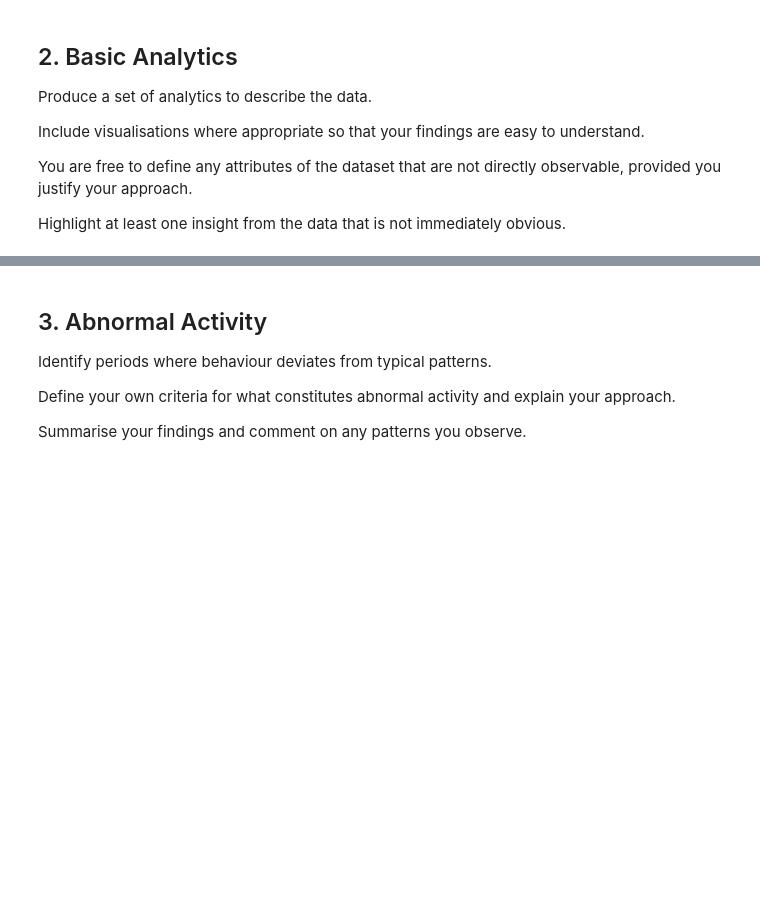
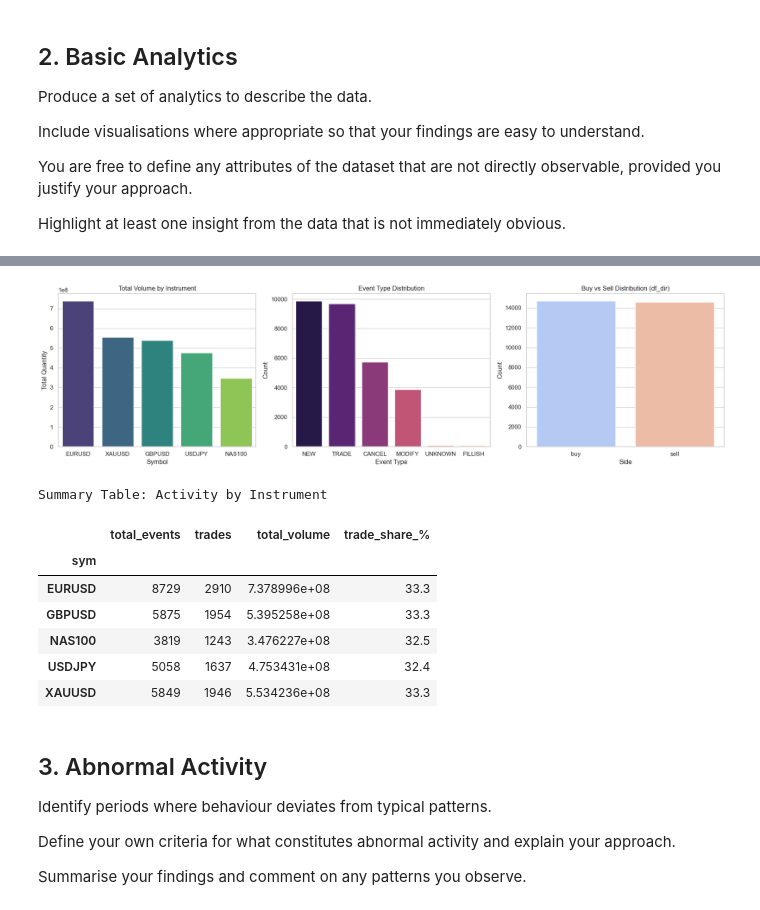
Before and after one commit to Anaswar-ash/Test, a Jupyter notebook: liquidity_and_e-trading_analyst_test_a.ipynb, the cells around one changed output, grey strips where cells are left out. Cells and saved outputs as stored; diff of their text form; code cells hidden in the pictures; blank space fills up the shorter version.

```diff
--- a/liquidity_and_e-trading_analyst_test_a.ipynb
+++ b/liquidity_and_e-trading_analyst_test_a.ipynb
@@ -360,3 +417,74 @@ Highlight at least one insight from the data that is not immediately obvious.
+# %%
+# 2.2 MARKET ACTIVITY: Volume & Event Distribution
+
+sns.set_theme(style="whitegrid")
+
+# --- Volume by Symbol ---
+volume_by_sym = (
+    df_clean.groupby("sym")["quantity"]
+    .sum()
+    .sort_values(ascending=False)
+)
+
+# --- Event Type Distribution ---
+event_counts = df_clean["event_type"].value_counts()
+
+# --- Side Distribution (df_dir only) ---
+side_counts = df_dir["side"].value_counts()
+
+# --- Summary Table ---
+sym_stats = (
+    df_clean.groupby("sym")
+    .agg(
+        total_events=("sym", "size"),
+        trades=("event_type", lambda x: (x == "TRADE").sum()),
+        total_volume=("quantity", "sum"),
+    )
+)
+sym_stats["trade_share_%"] = (
+    sym_stats["trades"] / sym_stats["total_events"] * 100
+).round(1)
+
+# --- Plots ---
+fig, axes = plt.subplots(1, 3, figsize=(18, 5))
+
+sns.barplot(x=volume_by_sym.index, y=volume_by_sym.values,
+            hue=volume_by_sym.index, legend=False,
+            ax=axes[0], palette="viridis")
+axes[0].set_title("Total Volume by Instrument")
+axes[0].set_ylabel("Total Quantity")
+axes[0].set_xlabel("Symbol")
+
+sns.barplot(x=event_counts.index, y=event_counts.values,
+            hue=event_counts.index, legend=False,
+            ax=axes[1], palette="magma")
+axes[1].set_title("Event Type Distribution")
+axes[1].set_ylabel("Count")
+axes[1].set_xlabel("Event Type")
+
+sns.barplot(x=side_counts.index, y=side_counts.values,
+            hue=side_counts.index, legend=False,
+            ax=axes[2], palette="coolwarm")
+axes[2].set_title("Buy vs Sell Distribution (df_dir)")
+axes[2].set_ylabel("Count")
+axes[2].set_xlabel("Side")
+
+plt.tight_layout()
+plt.show()
+
+# --- Summary Table ---
+print("\nSummary Table: Activity by Instrument")
+display(sym_stats)
+# %% [output]
+[figure, added]
+Summary Table: Activity by Instrument
+|  | total_events | trades | total_volume | trade_share_% |
+| sym |  |  |  |  |
+| EURUSD | 8729 | 2910 | 7.378996e+08 | 33.3 |
+| GBPUSD | 5875 | 1954 | 5.395258e+08 | 33.3 |
+| NAS100 | 3819 | 1243 | 3.476227e+08 | 32.5 |
+| USDJPY | 5058 | 1637 | 4.753431e+08 | 32.4 |
+| XAUUSD | 5849 | 1946 | 5.534236e+08 | 33.3 |
 # %% [markdown]
 ## 3. Abnormal Activity
 
```
Also changed, not shown: parts of 6 cells of this notebook, 1 other file.
